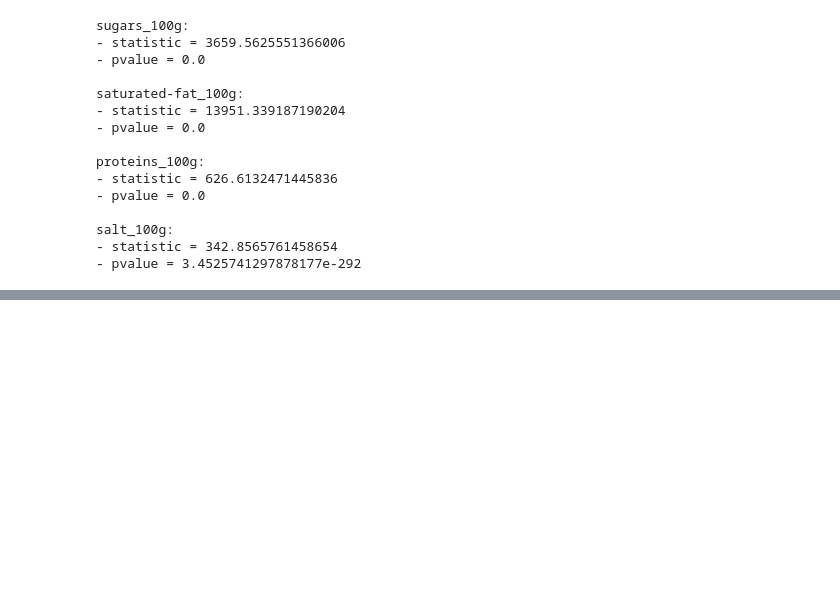
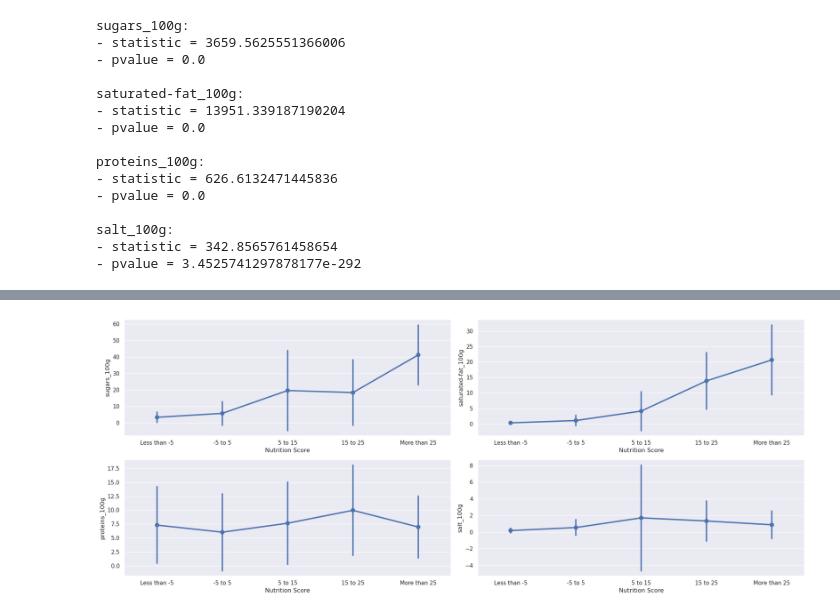
Before and after one commit to vicmcl/open_food_facts, a Jupyter notebook: src/notebook.ipynb, the cells around one changed output, grey strips where cells are left out. Saved outputs shown, nothing was run; the diff lists cells and outputs as text; code cells hidden in the pictures; blank space fills up the shorter version.

Commit message:
ANOVA plot

```diff
--- a/src/notebook.ipynb
+++ b/src/notebook.ipynb
@@ -682,26 +649,30 @@ Top 3 creator: ['openfoodfacts-contributors', 'tacite', 'sebleouf']
 bins = [-float('inf'), -5, 5, 15, 25, float('inf')]
 
 grouped_scores = pd.cut(
-            selected_data['nutrition-score-uk_100g'],
-            bins=bins,
-            labels=['Less than -5', '-5 to 5', '5 to 15', '15 to 25', 'More than 25'],
+    selected_data['nutrition-score-uk_100g'],
+    bins=bins,
+    labels=['Less than -5', '-5 to 5', '5 to 15', '15 to 25', 'More than 25'],
 )
 
-for nutrition_data in numerical_data_100g:
+dict_groups = dict()
+
+for i, nutrition_data in enumerate(numerical_data_100g):
     groups = pd.concat([
         selected_data[nutrition_data].dropna(),
         grouped_scores[~selected_data[nutrition_data].isna()]
         ],
         axis=1,
         keys=[nutrition_data, 'grouped_scores']
-    ).groupby('grouped_scores').groups
+    ).groupby('grouped_scores')
+
+    dict_groups[nutrition_data] = groups.apply(lambda df: df.reset_index())[nutrition_data].unstack().T
 
     st = f_oneway(
-        selected_data[nutrition_data][groups['Less than -5']],
-        selected_data[nutrition_data][groups['-5 to 5']],
-        selected_data[nutrition_data][groups['5 to 15']],
-        selected_data[nutrition_data][groups['15 to 25']],
-        selected_data[nutrition_data][groups['More than 25']],
+        selected_data[nutrition_data][groups.groups['Less than -5']],
+        selected_data[nutrition_data][groups.groups['-5 to 5']],
+        selected_data[nutrition_data][groups.groups['5 to 15']],
+        selected_data[nutrition_data][groups.groups['15 to 25']],
+        selected_data[nutrition_data][groups.groups['More than 25']],
     )
 
     print(f'{nutrition_data}: \n- statistic = {st.statistic}\n- pvalue = {st.pvalue}\n')
@@ -726,0 +695,12 @@ salt_100g:
+# %%
+fig = plt.figure(figsize=(20,8))
+
+for i, key in enumerate(dict_groups):
+    fig.add_subplot(2, 2, i+1)
+    sns.pointplot(data=dict_groups[key], errorbar='sd')
+    plt.xlabel('Nutrition Score')
+    plt.ylabel(key)
+plt.tight_layout()
+plt.show()
+# %% [output]
+[figure, added]
```
Also changed, not shown: parts of 4 cells of this notebook.
